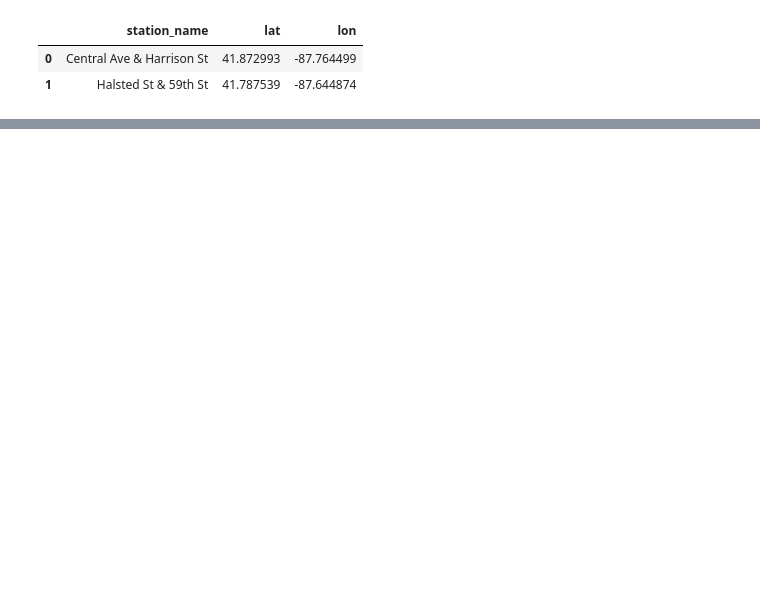
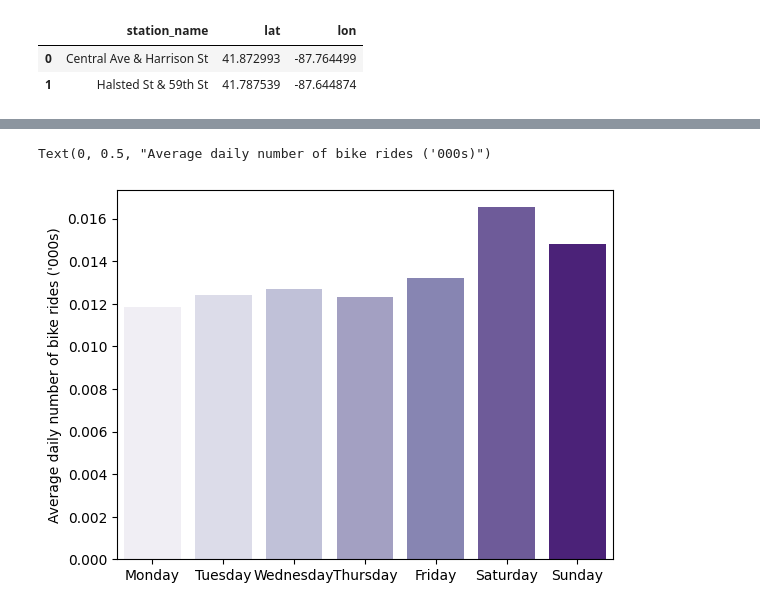
Before and after one commit to G-Dolle/DIVVY_BIKE, a Jupyter notebook: notebooks/weather_stats.ipynb, the cells around one changed output, grey strips where cells are left out. Saved outputs shown, nothing was run; the diff lists cells and outputs as text; code cells hidden in the pictures; blank space fills up the shorter version.

```diff
--- a/notebooks/weather_stats.ipynb
+++ b/notebooks/weather_stats.ipynb
@@ -448,0 +638,13 @@ Error:
+# %%
+rides_df_daily=pd.read_csv("raw_data/rides_df_daily_2021.csv")
+rides_df_daily["date"]= pd.to_datetime(rides_df_daily["date"])
+
+avg_weather_df=pd.read_csv("raw_data/avg_temp.csv")
+avg_weather_df["date"]= pd.to_datetime(avg_weather_df["date"])
+
+rides_df_daily = rides_df_daily.merge(avg_weather_df, on="date", how="left")
+
+rides_df_daily["dayofweek"] = rides_df_daily['date'].dt.dayofweek
+# %%
+rides_df_daily['category'] = (rides_df_daily['dayofweek'] >= 5)
+rides_df_daily["category"].replace({False:0,True:1}, inplace=True)
@@ -448,0 +659,24 @@ Error:
+# %%
+test_df = rides_df_daily.groupby(by="dayofweek")["nb_rides"].mean().reset_index()
+# %%
+test_df["nb_rides"]=test_df["nb_rides"]/1000
+test_df["dayofweek"].replace({0:"Monday",
+                              1:"Tuesday",
+                              2: "Wednesday",
+                              3:"Thursday",
+                              4:"Friday",
+                              5:"Saturday",
+                              6:"Sunday"},inplace=True)
+# %%
+color =[(239,237,245),(218,218,235),(188,189,220),(158,154,200),(128,125,186),(106,81,163),(74,20,134)]
+
+
+color = [tuple(item / 255 for item in my_tuple) for my_tuple in color]
+
+ax1 = sns.barplot(x=test_df["dayofweek"],y=test_df["nb_rides"], palette=color)
+
+ax1.set_xlabel('')
+ax1.set_ylabel("Average daily number of bike rides ('000s)")
+# %% [output]
+Text(0, 0.5, "Average daily number of bike rides ('000s)")
+[figure, added]
```
Also changed, not shown: parts of 54 cells of this notebook, 1 other file.
